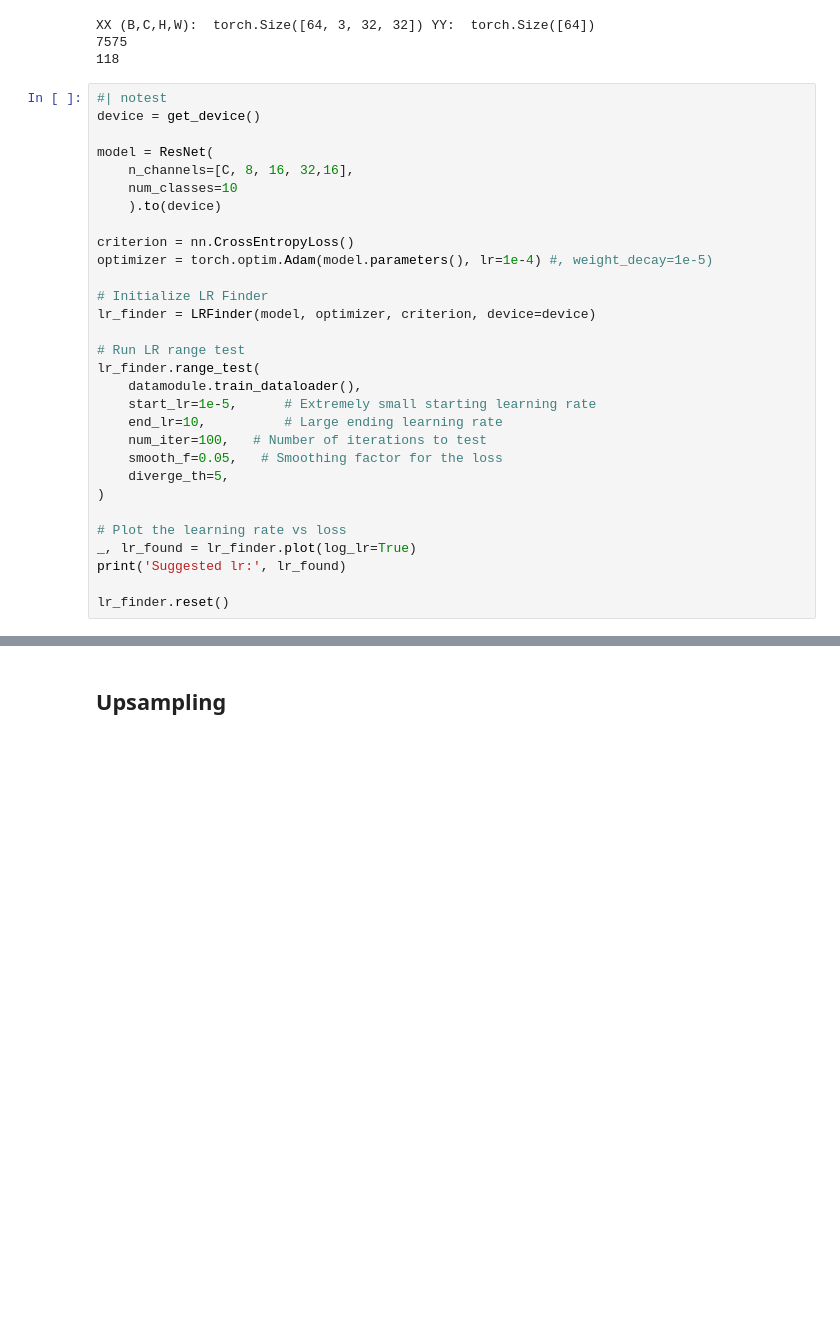
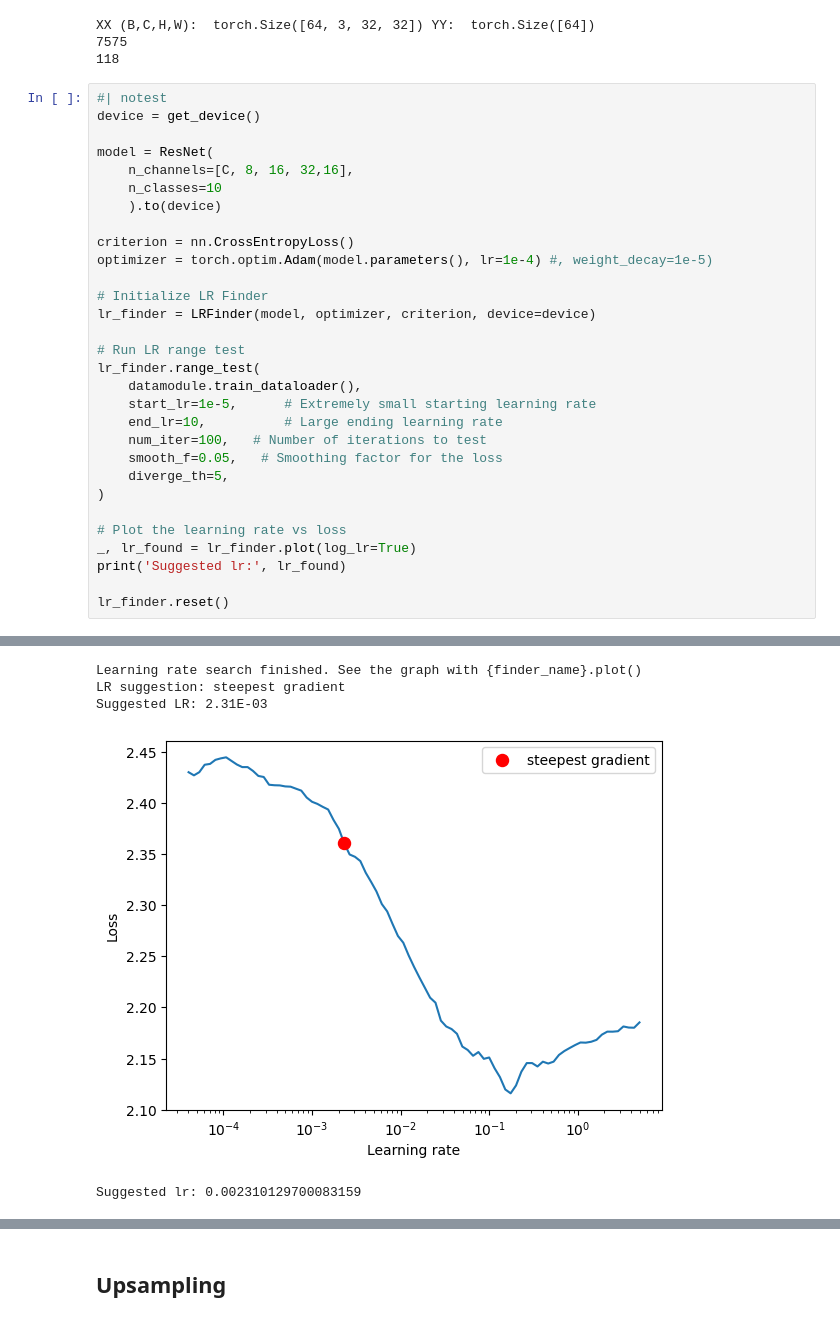
Before and after one commit to slegroux/nimrod, a Jupyter notebook: nbs/models.resnet.ipynb, the cells around one changed output, grey strips where cells are left out. Saved outputs shown, nothing was run; the diff lists cells and outputs as text; blank space fills up the shorter version.

```diff
--- a/nbs/models.resnet.ipynb
+++ b/nbs/models.resnet.ipynb
@@ -370,7 +370,7 @@ device = get_device()
 
 model = ResNet(
     n_channels=[C, 8, 16, 32,16],
-    num_classes=10
+    n_classes=10
     ).to(device)
 
 criterion = nn.CrossEntropyLoss()
@@ -400,3 +435,8 @@ TypeError: ResNet.__init__() got an unexpected keyword argument 'num_classes'
+Learning rate search finished. See the graph with {finder_name}.plot()
+LR suggestion: steepest gradient
+Suggested LR: 2.31E-03
+[figure, added]
+Suggested lr: 0.002310129700083159
 # %%
 #| notest
 
```
Also changed, not shown: parts of 2 cells of this notebook, 1 other file.
